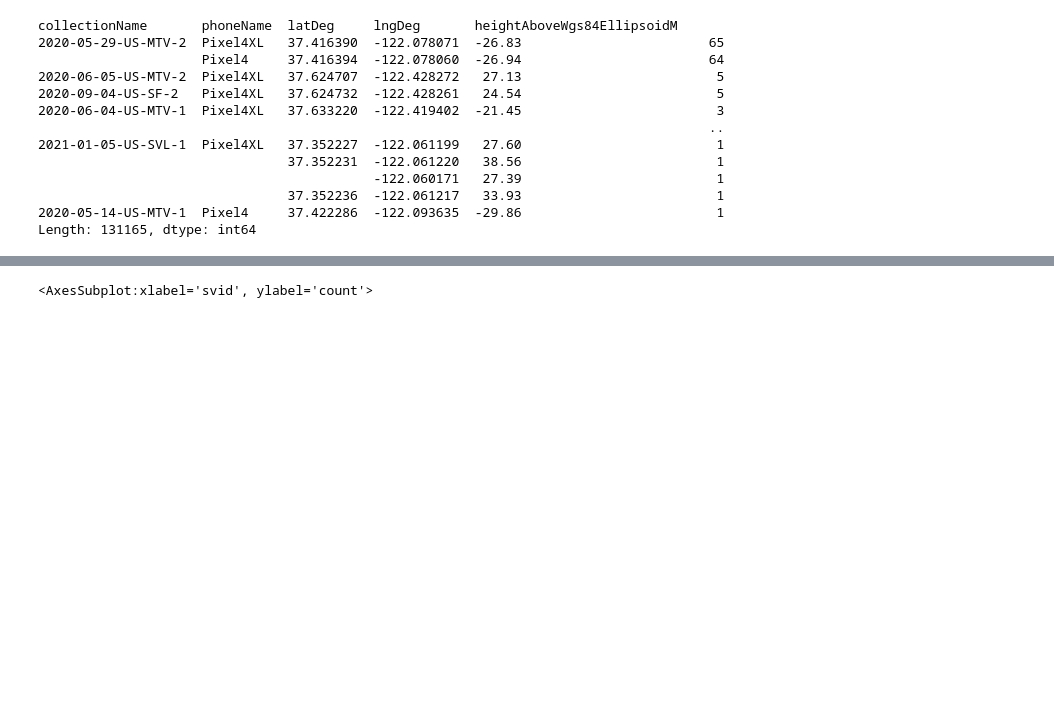
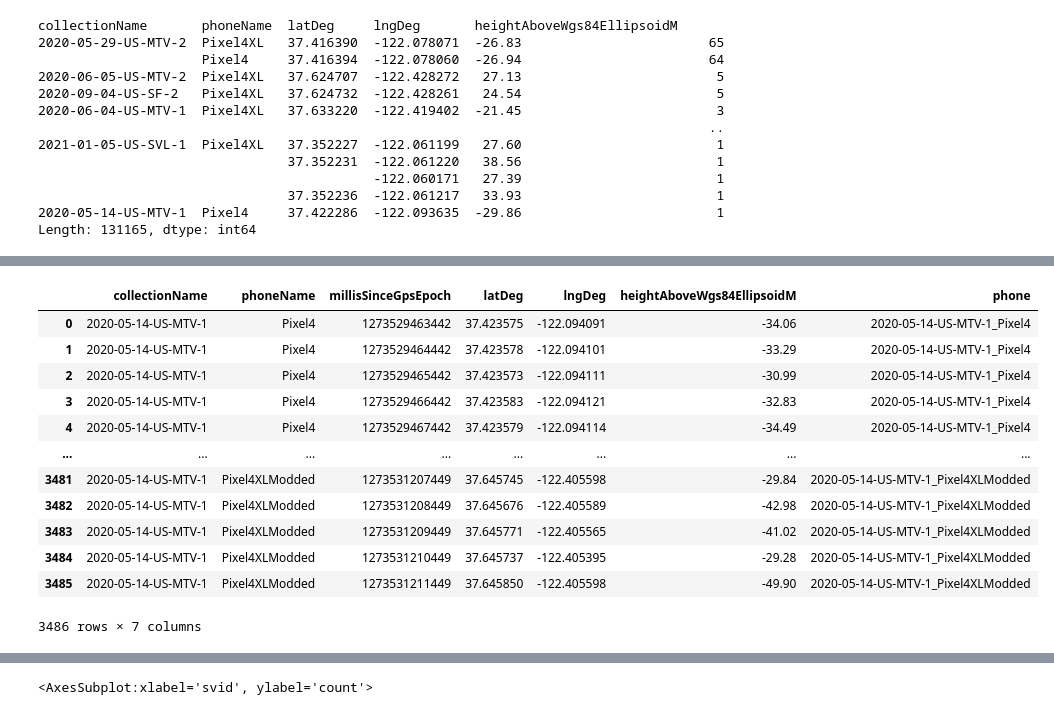
Before and after one commit to shacharhelmer/GNSS-Google, a Jupyter notebook: shachar-dev.ipynb, the cells around one changed output, grey strips where cells are left out. Saved outputs shown, nothing was run; the diff lists cells and outputs as text; code cells hidden in the pictures; blank space fills up the shorter version.

```diff
--- a/shachar-dev.ipynb
+++ b/shachar-dev.ipynb
@@ -88,0 +226,17 @@ target['latlngDiff'] = abs(target['latDiff'] + target['lngDiff'])
+# %%
+bsln_trn_fst_clc = bsln_trn[bsln_trn['collectionName'] == '2020-05-14-US-MTV-1']
+bsln_trn_fst_clc
+# %% [output]
+|  | collectionName | phoneName | millisSinceGpsEpoch | latDeg | lngDeg | heightAboveWgs84EllipsoidM | phone |
+| 0 | 2020-05-14-US-MTV-1 | Pixel4 | 1273529463442 | 37.423575 | -122.094091 | -34.06 | 2020-05-14-US-MTV-1_Pixel4 |
+| 1 | 2020-05-14-US-MTV-1 | Pixel4 | 1273529464442 | 37.423578 | -122.094101 | -33.29 | 2020-05-14-US-MTV-1_Pixel4 |
+| 2 | 2020-05-14-US-MTV-1 | Pixel4 | 1273529465442 | 37.423573 | -122.094111 | -30.99 | 2020-05-14-US-MTV-1_Pixel4 |
+| 3 | 2020-05-14-US-MTV-1 | Pixel4 | 1273529466442 | 37.423583 | -122.094121 | -32.83 | 2020-05-14-US-MTV-1_Pixel4 |
+| 4 | 2020-05-14-US-MTV-1 | Pixel4 | 1273529467442 | 37.423579 | -122.094114 | -34.49 | 2020-05-14-US-MTV-1_Pixel4 |
+| ... | ... | ... | ... | ... | ... | ... | ... |
+| 3481 | 2020-05-14-US-MTV-1 | Pixel4XLModded | 1273531207449 | 37.645745 | -122.405598 | -29.84 | 2020-05-14-US-MTV-1_Pixel4XLModded |
+| 3482 | 2020-05-14-US-MTV-1 | Pixel4XLModded | 1273531208449 | 37.645676 | -122.405589 | -42.98 | 2020-05-14-US-MTV-1_Pixel4XLModded |
+| 3483 | 2020-05-14-US-MTV-1 | Pixel4XLModded | 1273531209449 | 37.645771 | -122.405565 | -41.02 | 2020-05-14-US-MTV-1_Pixel4XLModded |
+| 3484 | 2020-05-14-US-MTV-1 | Pixel4XLModded | 1273531210449 | 37.645737 | -122.405395 | -29.28 | 2020-05-14-US-MTV-1_Pixel4XLModded |
+| 3485 | 2020-05-14-US-MTV-1 | Pixel4XLModded | 1273531211449 | 37.645850 | -122.405598 | -49.90 | 2020-05-14-US-MTV-1_Pixel4XLModded |
+3486 rows × 7 columns
```
Also changed, not shown: parts of 36 cells of this notebook, 2 other files.
